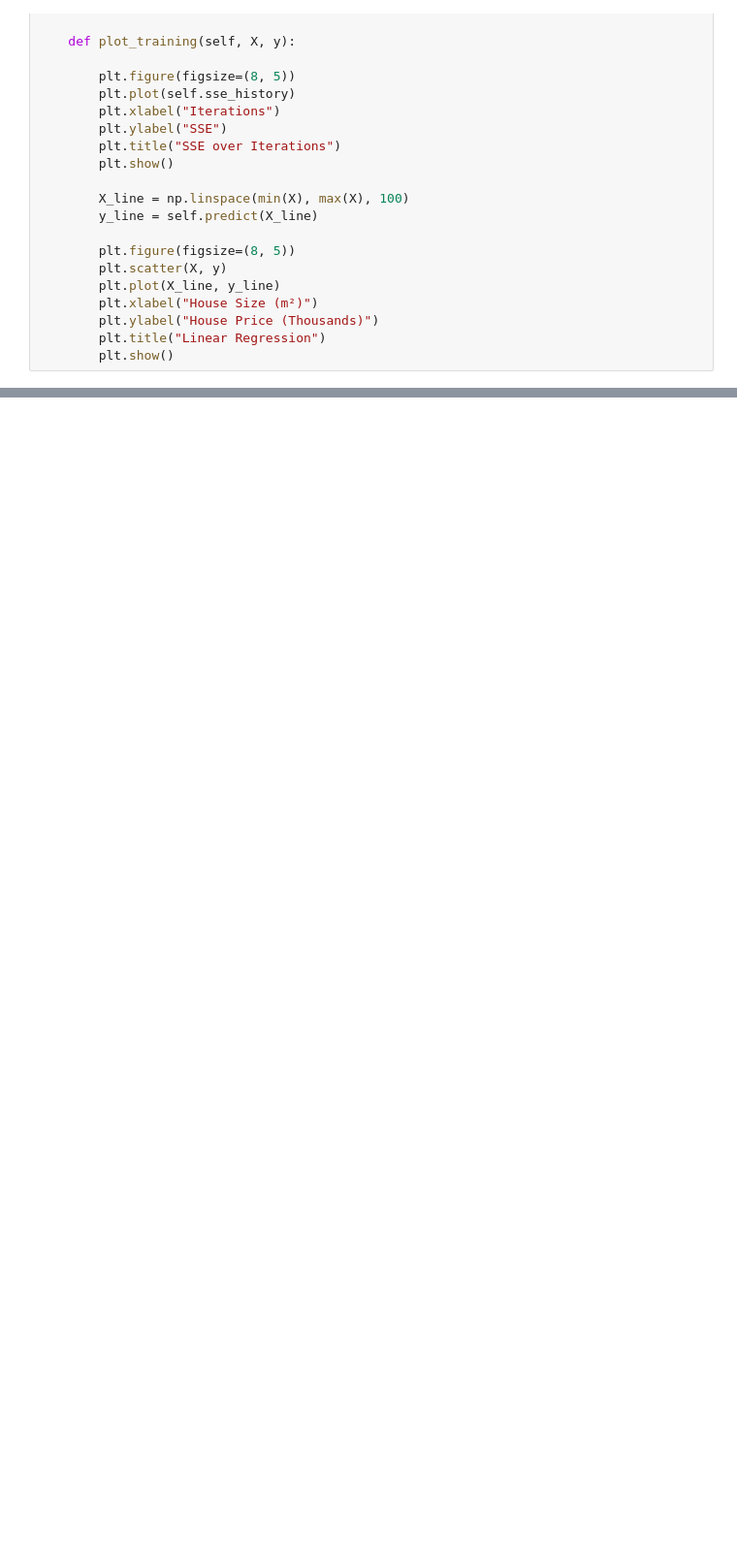
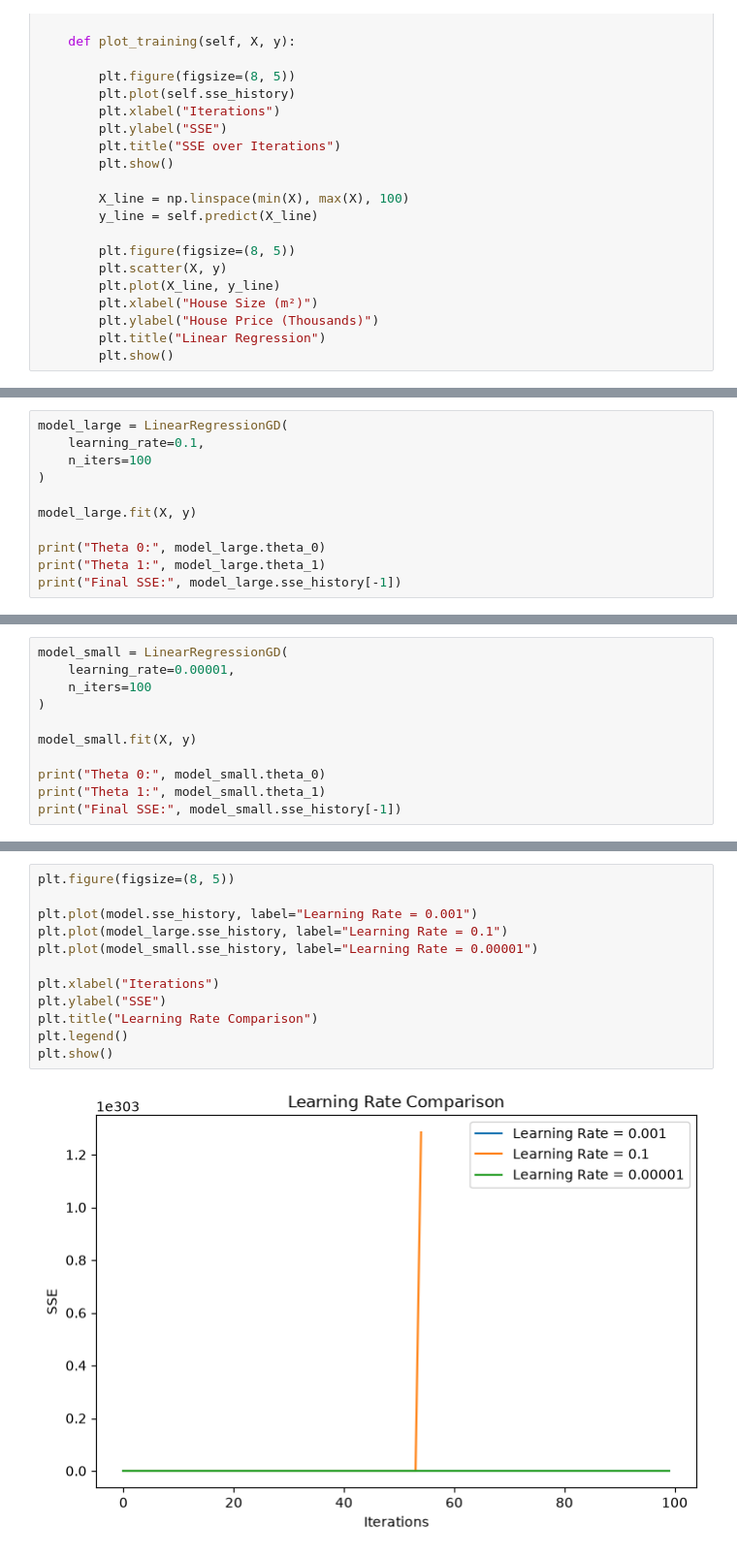
Before and after one commit to Maha-123-dot/Ai_diploma_master, a Jupyter notebook: ML/task/solve_task.ipynb, the cells around one changed output, grey strips where cells are left out. Shown at 97% size. Saved outputs shown, nothing was run; the diff lists cells and outputs as text; blank space fills up the shorter version.

```diff
--- a/ML/task/solve_task.ipynb
+++ b/ML/task/solve_task.ipynb
@@ -69,0 +105,11 @@ class LinearRegressionGD:
+# %%
+model_large = LinearRegressionGD(
+    learning_rate=0.1,
+    n_iters=100
+)
+
+model_large.fit(X, y)
+
+print("Theta 0:", model_large.theta_0)
+print("Theta 1:", model_large.theta_1)
+print("Final SSE:", model_large.sse_history[-1])
@@ -69,0 +120,11 @@ class LinearRegressionGD:
+# %%
+model_small = LinearRegressionGD(
+    learning_rate=0.00001,
+    n_iters=100
+)
+
+model_small.fit(X, y)
+
+print("Theta 0:", model_small.theta_0)
+print("Theta 1:", model_small.theta_1)
+print("Final SSE:", model_small.sse_history[-1])
@@ -69,0 +153,14 @@ class LinearRegressionGD:
+# %%
+plt.figure(figsize=(8, 5))
+
+plt.plot(model.sse_history, label="Learning Rate = 0.001")
+plt.plot(model_large.sse_history, label="Learning Rate = 0.1")
+plt.plot(model_small.sse_history, label="Learning Rate = 0.00001")
+
+plt.xlabel("Iterations")
+plt.ylabel("SSE")
+plt.title("Learning Rate Comparison")
+plt.legend()
+plt.show()
+# %% [output]
+[figure, added]
```
Also changed, not shown: parts of 11 cells of this notebook.
